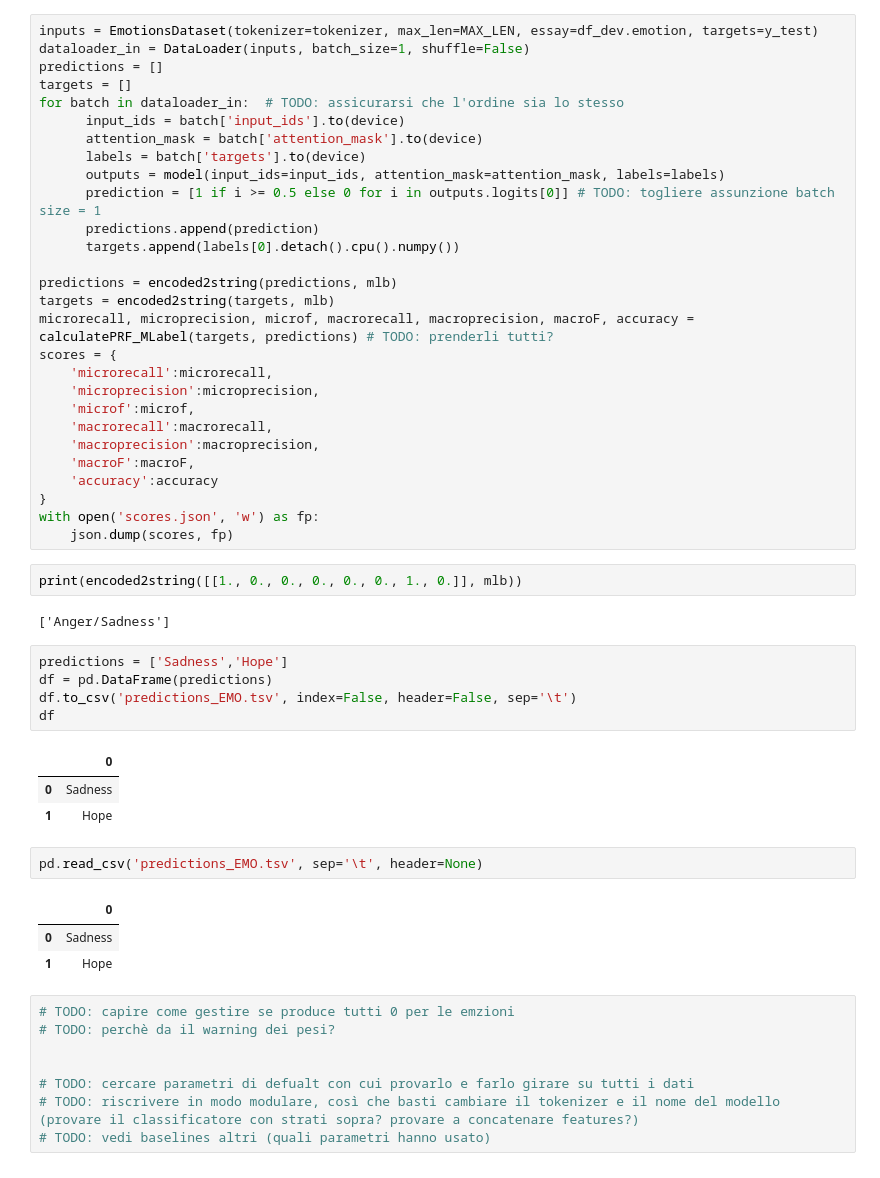
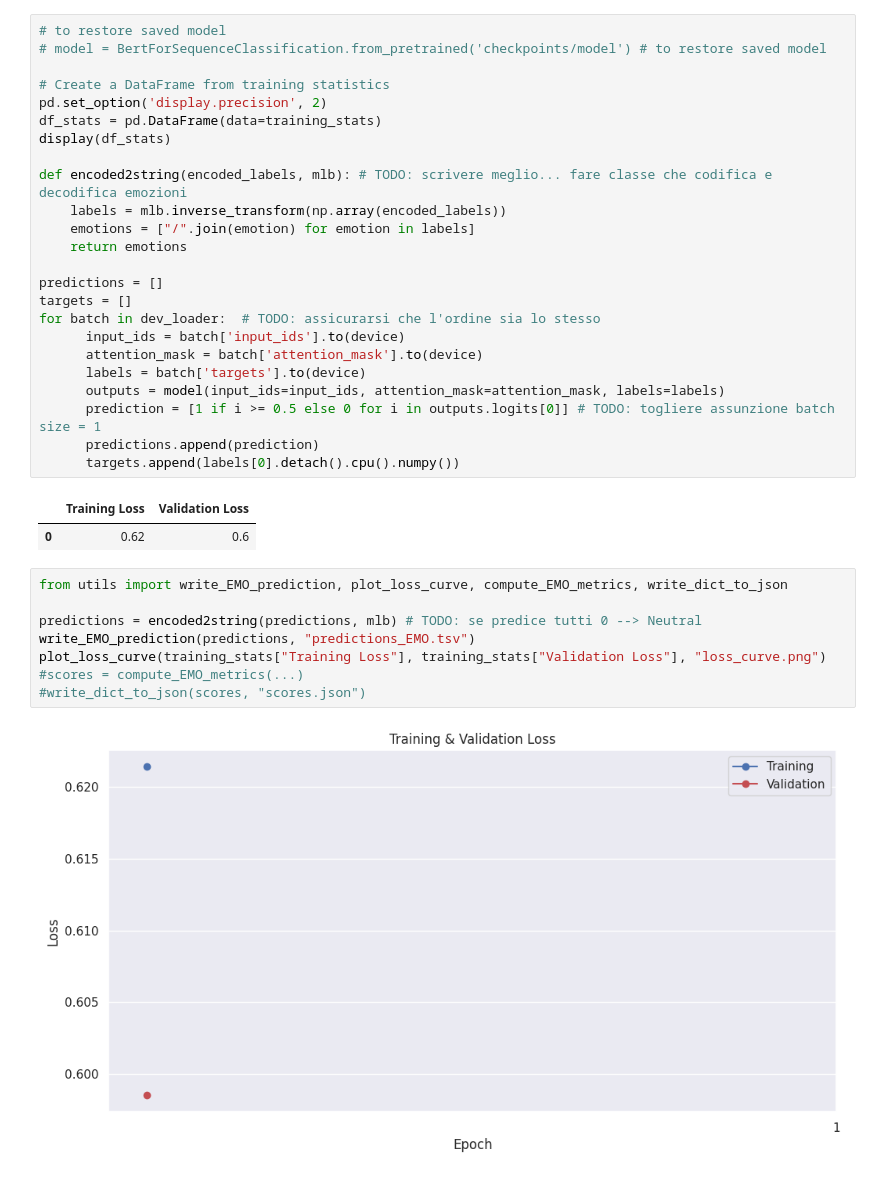
Before and after one commit to HLT-Ghisolfi-Leuzzi-Testa/WASSA-2023, a Jupyter notebook: EMO/baseline.ipynb, the cells around one changed output. Saved outputs shown, nothing was run; the diff lists cells and outputs as text.

Commit message:
baseline wip

```diff
--- a/EMO/baseline.ipynb
+++ b/EMO/baseline.ipynb
@@ -338,9 +273,20 @@ def calculatePRF_MLabel(gold,prediction):
 # %%
-inputs = EmotionsDataset(tokenizer=tokenizer, max_len=MAX_LEN, essay=df_dev.emotion, targets=y_test)
-dataloader_in = DataLoader(inputs, batch_size=1, shuffle=False)
+# to restore saved model
+# model = BertForSequenceClassification.from_pretrained('checkpoints/model') # to restore saved model
+
+# Create a DataFrame from training statistics
+pd.set_option('display.precision', 2)
+df_stats = pd.DataFrame(data=training_stats)
+display(df_stats)
+
+def encoded2string(encoded_labels, mlb): # TODO: scrivere meglio... fare classe che codifica e decodifica emozioni
+    labels = mlb.inverse_transform(np.array(encoded_labels))
+    emotions = ["/".join(emotion) for emotion in labels]
+    return emotions
+
 predictions = []
 targets = []
-for batch in dataloader_in:  # TODO: assicurarsi che l'ordine sia lo stesso
+for batch in dev_loader:  # TODO: assicurarsi che l'ordine sia lo stesso
       input_ids = batch['input_ids'].to(device)
       attention_mask = batch['attention_mask'].to(device)
       labels = batch['targets'].to(device)
@@ -348,45 +294,16 @@ for batch in dataloader_in:  # TODO: assicurarsi che l'ordine sia lo stesso
       prediction = [1 if i >= 0.5 else 0 for i in outputs.logits[0]] # TODO: togliere assunzione batch size = 1
       predictions.append(prediction)
       targets.append(labels[0].detach().cpu().numpy())
-
-predictions = encoded2string(predictions, mlb)
-targets = encoded2string(targets, mlb)
-microrecall, microprecision, microf, macrorecall, macroprecision, macroF, accuracy = calculatePRF_MLabel(targets, predictions) # TODO: prenderli tutti?
-scores = {
-    'microrecall':microrecall,
-    'microprecision':microprecision,
-    'microf':microf,
-    'macrorecall':macrorecall,
-    'macroprecision':macroprecision,
-    'macroF':macroF,
-    'accuracy':accuracy
-}
-with open('scores.json', 'w') as fp:
-    json.dump(scores, fp)
+# %% [output]
+|  | Training Loss | Validation Loss |
+| 0 | 0.62 | 0.6 |
-# %%
-print(encoded2string([[1., 0., 0., 0., 0., 0., 1., 0.]], mlb))
-# %% [output]
-['Anger/Sadness']
-# %%
-predictions = ['Sadness','Hope']
-df = pd.DataFrame(predictions)
-df.to_csv('predictions_EMO.tsv', index=False, header=False, sep='\t')
-df
-# %% [output]
-|  | 0 |
-| 0 | Sadness |
-| 1 | Hope |
-# %%
-pd.read_csv('predictions_EMO.tsv', sep='\t', header=None)
-# %% [output]
-|  | 0 |
-| 0 | Sadness |
-| 1 | Hope |
-# %%
-# TODO: capire come gestire se produce tutti 0 per le emzioni
-# TODO: perchè da il warning dei pesi?
-
-
-# TODO: cercare parametri di defualt con cui provarlo e farlo girare su tutti i dati
-# TODO: riscrivere in modo modulare, così che basti cambiare il tokenizer e il nome del modello (provare il classificatore con strati sopra? provare a concatenare features?)
-# TODO: vedi baselines altri (quali parametri hanno usato)
+# %%
+from utils import write_EMO_prediction, plot_loss_curve, compute_EMO_metrics, write_dict_to_json
+
+predictions = encoded2string(predictions, mlb) # TODO: se predice tutti 0 --> Neutral
+write_EMO_prediction(predictions, "predictions_EMO.tsv")
+plot_loss_curve(training_stats["Training Loss"], training_stats["Validation Loss"], "loss_curve.png")
+#scores = compute_EMO_metrics(...)
+#write_dict_to_json(scores, "scores.json")
+# %% [output]
+[figure, added]
```
Also changed, not shown: parts of 15 cells of this notebook, 4 other files.
